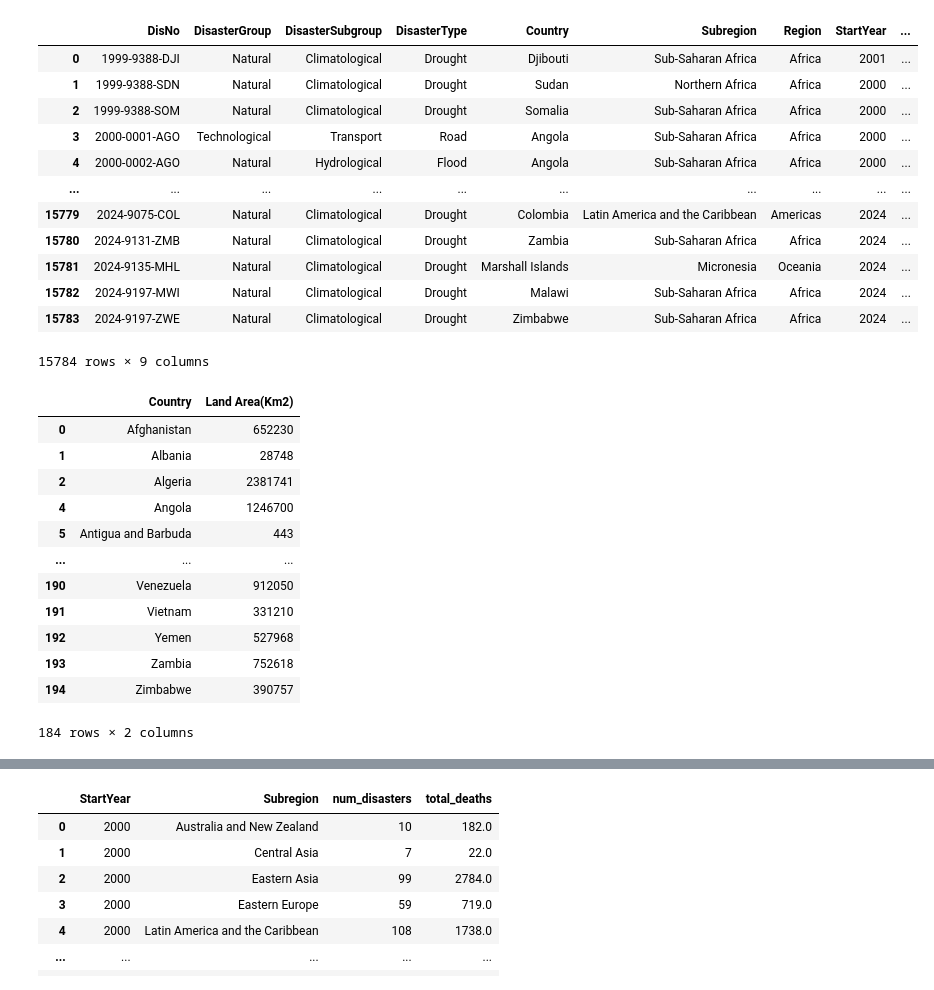
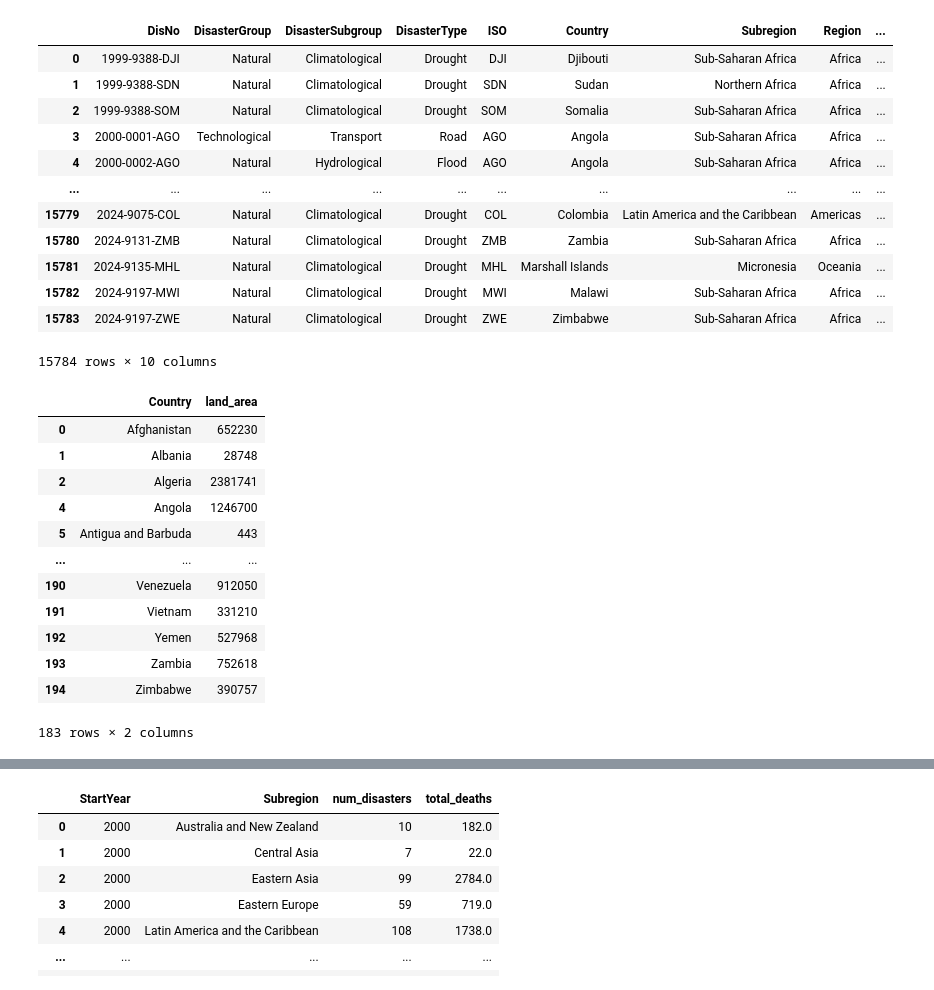
Before and after one commit to caparritos/INFOVIS-G22, a Jupyter notebook: satinize_dataset/sanitize.ipynb, the cells around one changed output, grey strips where cells are left out. Cells and saved outputs as stored; diff of their text form; code cells hidden in the pictures.

```diff
--- a/satinize_dataset/sanitize.ipynb
+++ b/satinize_dataset/sanitize.ipynb
@@ -3,7 +3,7 @@ from turtle import mode
 import pandas as pd
 
 # Load the CSV file into a DataFrame
-df = pd.read_csv("emdat_disasters.csv", encoding="utf-8")
+df = pd.read_csv("original_datasets/emdat_disasters.csv", encoding="utf-8")
 df.info()
 # %% [output]
 <class 'pandas.core.frame.DataFrame'>
@@ -29,7 +29,6 @@ def removeColumns(df):
         columns=[
             "Historic",
             "Classification Key",
-            "ISO",
             "External IDs",
             "Entry Date",
             "Last Update",
@@ -48,48 +47,48 @@ def removeColumns(df):
             "Reconstruction Costs ('000 US$)",
             "Reconstruction Costs, Adjusted ('000 US$)",
             "Associated Types",
             "AID Contribution ('000 US$)",
             "Magnitude",
             "Magnitude Scale",
             "Latitude",
             "Longitude",
             "Start Month",
             "Start Day",
             "No. Injured",
             "No. Affected",
             "No. Homeless",
             "Total Affected",
             "Insured Damage ('000 US$)",
             "Insured Damage, Adjusted ('000 US$)",
             "Total Damage ('000 US$)",
             "Event Name",
             "Total Damage, Adjusted ('000 US$)",
         ],
         axis=1,
     )
 df = df.rename(columns={"DisNo.": "DisNo", "Disaster Group": "DisasterGroup", "Disaster Subgroup": "DisasterSubgroup", "Disaster Type": "DisasterType", "Start Year": "StartYear", "Total Deaths": "TotalDeaths"})
 df = df.pipe(removeColumns)
 
 df['TotalDeaths'] = df['TotalDeaths'].fillna(0)
 
 emdat_disasters = df
 emdat_disasters
 # %% [output]
-|  | DisNo | DisasterGroup | DisasterSubgroup | DisasterType | Country | Subregion | Region | StartYear | ... |
-| 0 | 1999-9388-DJI | Natural | Climatological | Drought | Djibouti | Sub-Saharan Africa | Africa | 2001 | ... |
-| 1 | 1999-9388-SDN | Natural | Climatological | Drought | Sudan | Northern Africa | Africa | 2000 | ... |
-| 2 | 1999-9388-SOM | Natural | Climatological | Drought | Somalia | Sub-Saharan Africa | Africa | 2000 | ... |
-| 3 | 2000-0001-AGO | Technological | Transport | Road | Angola | Sub-Saharan Africa | Africa | 2000 | ... |
-| 4 | 2000-0002-AGO | Natural | Hydrological | Flood | Angola | Sub-Saharan Africa | Africa | 2000 | ... |
+|  | DisNo | DisasterGroup | DisasterSubgroup | DisasterType | ISO | Country | Subregion | Region | ... |
+| 0 | 1999-9388-DJI | Natural | Climatological | Drought | DJI | Djibouti | Sub-Saharan Africa | Africa | ... |
+| 1 | 1999-9388-SDN | Natural | Climatological | Drought | SDN | Sudan | Northern Africa | Africa | ... |
+| 2 | 1999-9388-SOM | Natural | Climatological | Drought | SOM | Somalia | Sub-Saharan Africa | Africa | ... |
+| 3 | 2000-0001-AGO | Technological | Transport | Road | AGO | Angola | Sub-Saharan Africa | Africa | ... |
+| 4 | 2000-0002-AGO | Natural | Hydrological | Flood | AGO | Angola | Sub-Saharan Africa | Africa | ... |
 | ... | ... | ... | ... | ... | ... | ... | ... | ... | ... |
-| 15779 | 2024-9075-COL | Natural | Climatological | Drought | Colombia | Latin America and the Caribbean | Americas | 2024 | ... |
-| 15780 | 2024-9131-ZMB | Natural | Climatological | Drought | Zambia | Sub-Saharan Africa | Africa | 2024 | ... |
-| 15781 | 2024-9135-MHL | Natural | Climatological | Drought | Marshall Islands | Micronesia | Oceania | 2024 | ... |
-| 15782 | 2024-9197-MWI | Natural | Climatological | Drought | Malawi | Sub-Saharan Africa | Africa | 2024 | ... |
-| 15783 | 2024-9197-ZWE | Natural | Climatological | Drought | Zimbabwe | Sub-Saharan Africa | Africa | 2024 | ... |
+| 15779 | 2024-9075-COL | Natural | Climatological | Drought | COL | Colombia | Latin America and the Caribbean | Americas | ... |
+| 15780 | 2024-9131-ZMB | Natural | Climatological | Drought | ZMB | Zambia | Sub-Saharan Africa | Africa | ... |
+| 15781 | 2024-9135-MHL | Natural | Climatological | Drought | MHL | Marshall Islands | Micronesia | Oceania | ... |
+| 15782 | 2024-9197-MWI | Natural | Climatological | Drought | MWI | Malawi | Sub-Saharan Africa | Africa | ... |
+| 15783 | 2024-9197-ZWE | Natural | Climatological | Drought | ZWE | Zimbabwe | Sub-Saharan Africa | Africa | ... |
-15784 rows × 9 columns
+15784 rows × 10 columns
 # %%
-country_data = pd.read_csv("world-data-2023.csv", encoding="utf-8")
+country_data = pd.read_csv("original_datasets/world-data-2023.csv", encoding="utf-8")
 
 # Correct the names of countries in both datasets that don't match
 df.loc[df['Country']=='Türkiye', 'Country'] = 'Turkey'
@@ -128,10 +127,14 @@ for country in non_overlapping_countries:
 columns_to_keep = ['Country', 'Land Area(Km2)']
 country_data = country_data[columns_to_keep]
 country_data['Land Area(Km2)'] = country_data['Land Area(Km2)'].str.replace(',', '').astype('Int64')
+country_data.rename(columns={"Land Area(Km2)": "land_area"}, inplace=True)
+
+# Remove palestine from the dataset
+country_data = country_data[country_data['Country'] != 'Palestinian National Authority']
 
 country_data
 # %% [output]
-|  | Country | Land Area(Km2) |
+|  | Country | land_area |
 | 0 | Afghanistan | 652230 |
 | 1 | Albania | 28748 |
 | 2 | Algeria | 2381741 |
@@ -143,7 +146,7 @@ country_data
 | 192 | Yemen | 527968 |
 | 193 | Zambia | 752618 |
 | 194 | Zimbabwe | 390757 |
-184 rows × 2 columns
+183 rows × 2 columns
 # %%
 cum_disasters = []
 cum_deaths = []
```
Also changed, not shown: parts of 3 cells of this notebook, 9 other files.
